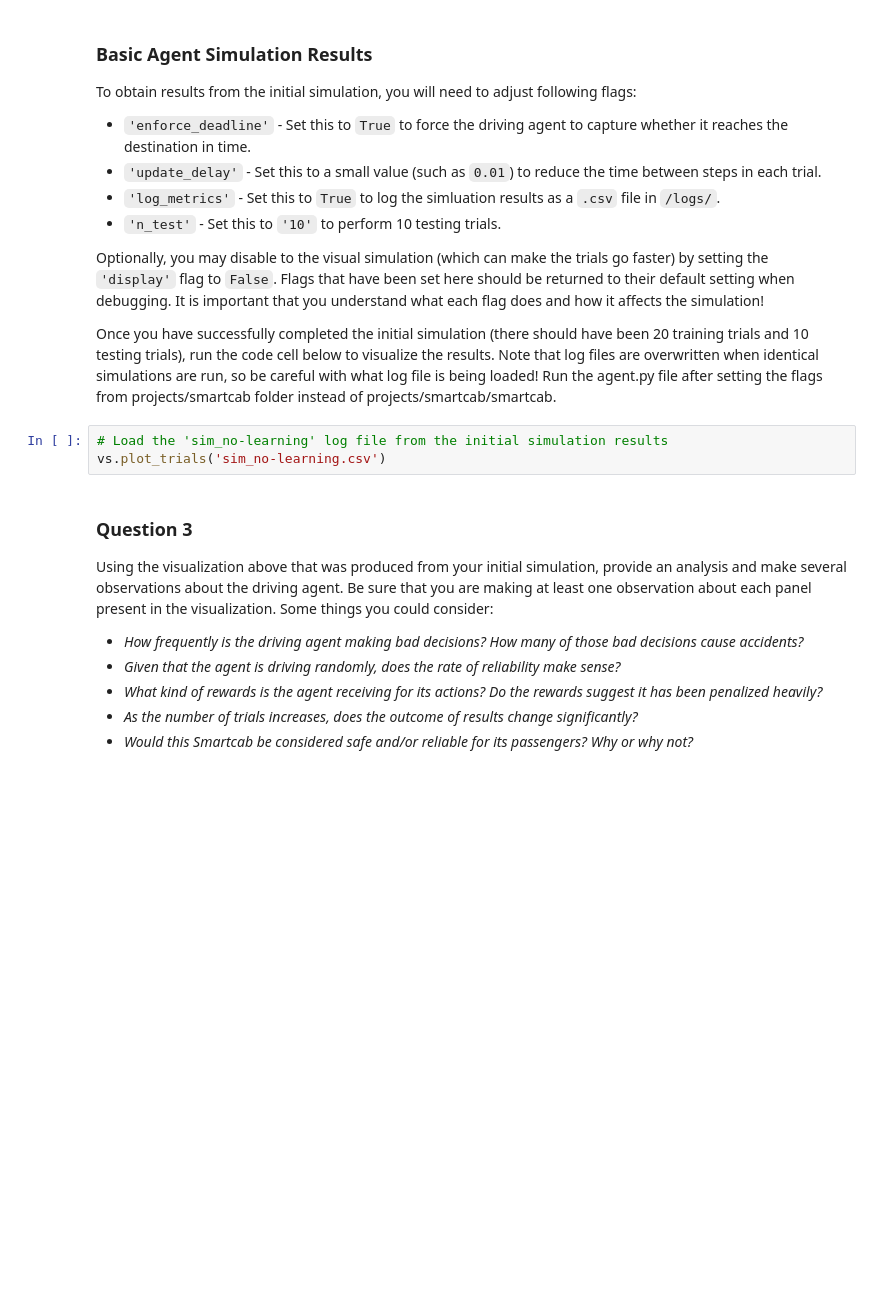
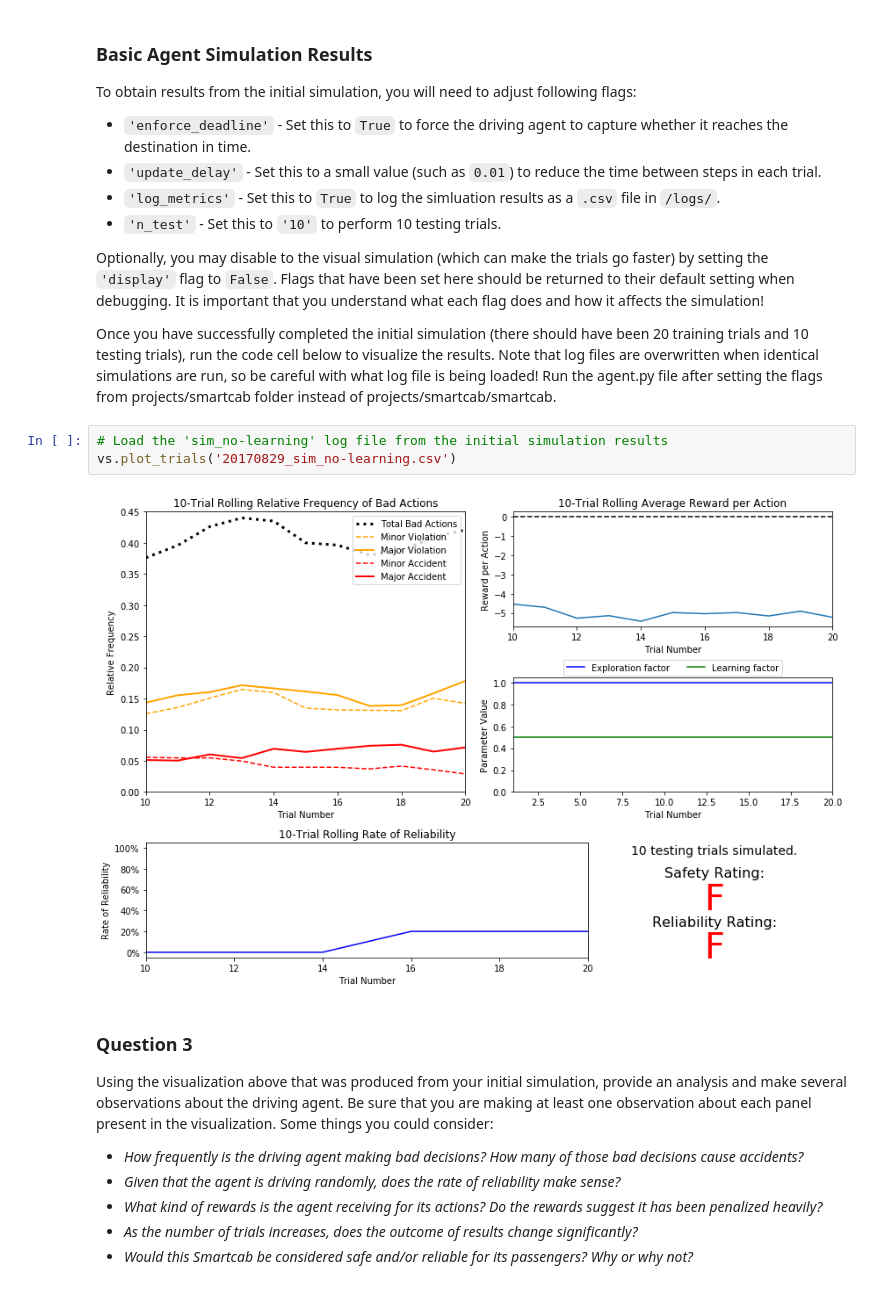
Before and after one commit to llahti/machine-learning, a Jupyter notebook: projects/smartcab/smartcab.ipynb, the cells around one changed output. Drawn from its saved outputs; the diff is of its cells as text; blank space fills up the shorter version.

```diff
--- a/projects/smartcab/smartcab.ipynb
+++ b/projects/smartcab/smartcab.ipynb
@@ -128,7 +128,9 @@ Once you have successfully completed the initial simulation (there should have b
 Run the agent.py file after setting the flags from projects/smartcab folder instead of projects/smartcab/smartcab.
 # %%
 # Load the 'sim_no-learning' log file from the initial simulation results
-vs.plot_trials('sim_no-learning.csv')
+vs.plot_trials('20170829_sim_no-learning.csv')
+# %% [output]
+[figure, added]
 # %% [markdown]
 ### Question 3
 Using the visualization above that was produced from your initial simulation, provide an analysis and make several observations about the driving agent. Be sure that you are making at least one observation about each panel present in the visualization. Some things you could consider:
```
Also changed, not shown: 2 other files.
